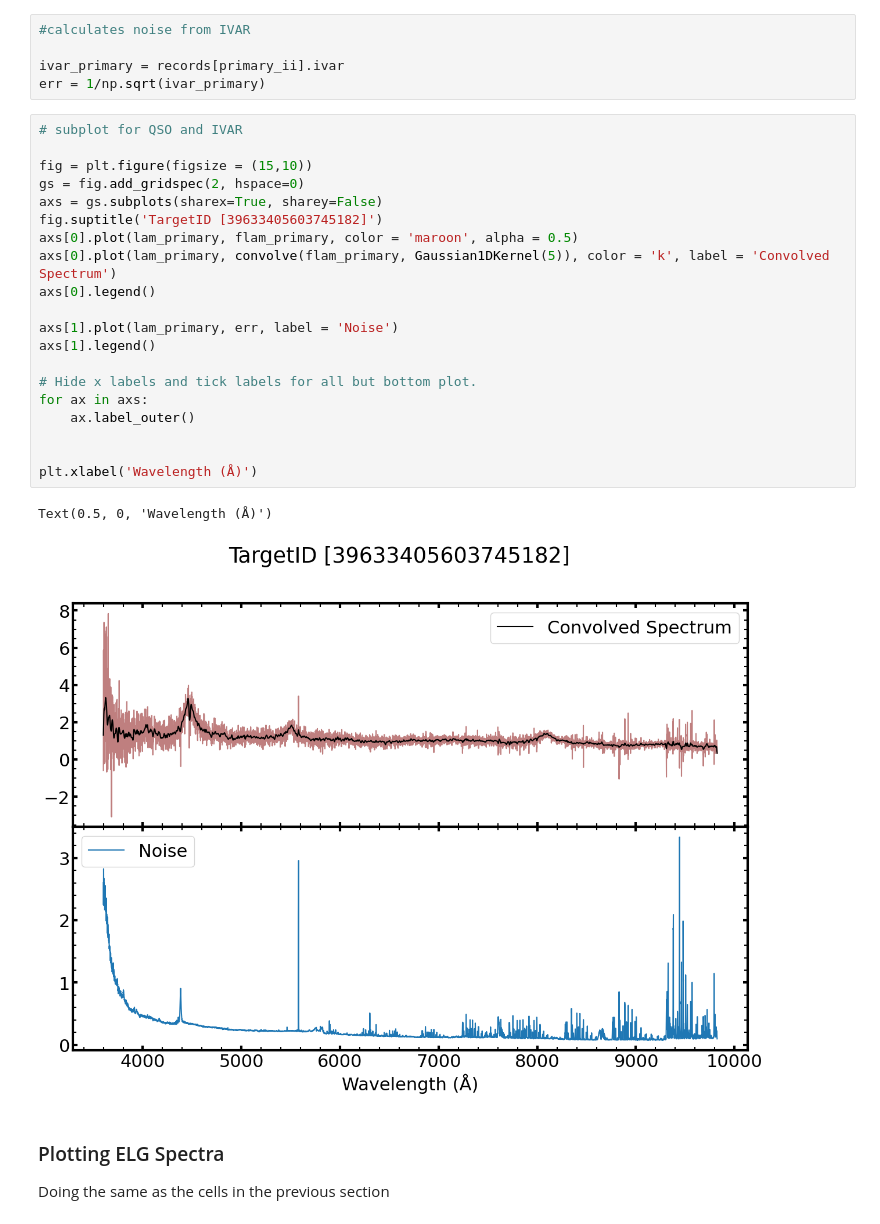
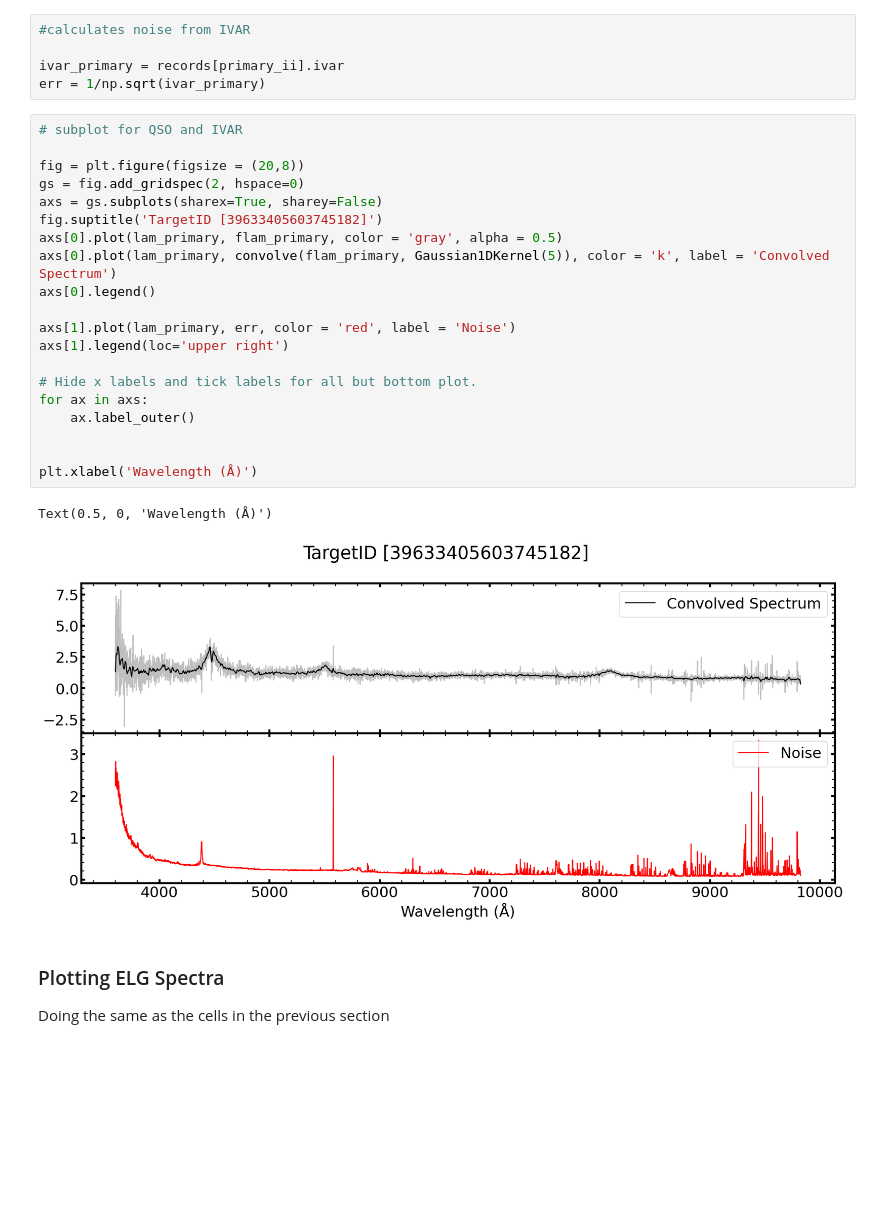
Before and after one commit to emcarthur123/QSL-ML, a Jupyter notebook: DESI_edr.ipynb, the cells around one changed output. Drawn from its saved outputs; the diff is of its cells as text; blank space fills up the shorter version.

```diff
--- a/DESI_edr.ipynb
+++ b/DESI_edr.ipynb
@@ -463,26 +472,26 @@ err = 1/np.sqrt(ivar_primary)
 # %%
 # subplot for QSO and IVAR
 
-fig = plt.figure(figsize = (15,10))
+fig = plt.figure(figsize = (20,8))
 gs = fig.add_gridspec(2, hspace=0)
 axs = gs.subplots(sharex=True, sharey=False)
 fig.suptitle('TargetID [39633405603745182]')
-axs[0].plot(lam_primary, flam_primary, color = 'maroon', alpha = 0.5)
+axs[0].plot(lam_primary, flam_primary, color = 'gray', alpha = 0.5)
 axs[0].plot(lam_primary, convolve(flam_primary, Gaussian1DKernel(5)), color = 'k', label = 'Convolved Spectrum')
 axs[0].legend()
 
-axs[1].plot(lam_primary, err, label = 'Noise')
-axs[1].legend()
+axs[1].plot(lam_primary, err, color = 'red', label = 'Noise')
+axs[1].legend(loc='upper right')
 
 # Hide x labels and tick labels for all but bottom plot.
 for ax in axs:
     ax.label_outer()
 
 
 plt.xlabel('Wavelength (Å)')
 # %% [output]
 Text(0.5, 0, 'Wavelength (Å)')
-[figure, old version]
+[figure, new version]
 # %% [markdown]
 ### Plotting ELG Spectra
 
```
Also changed, not shown: parts of 4 cells of this notebook.
